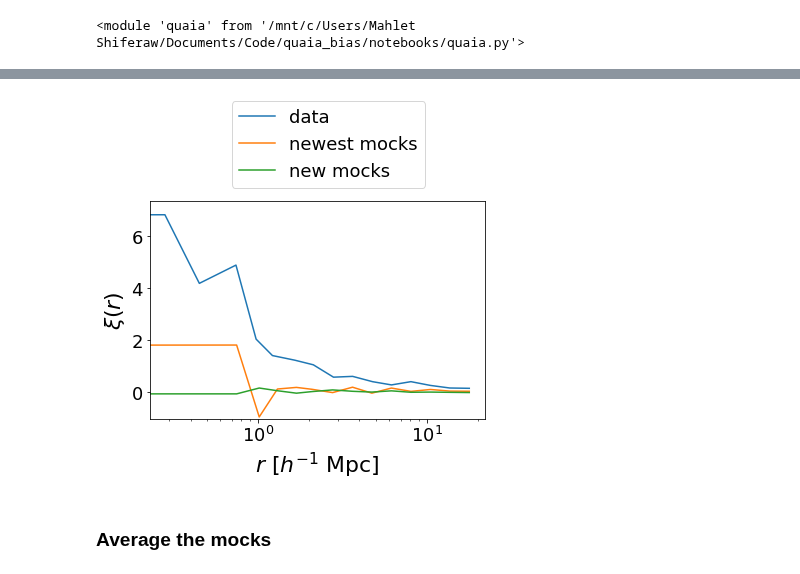
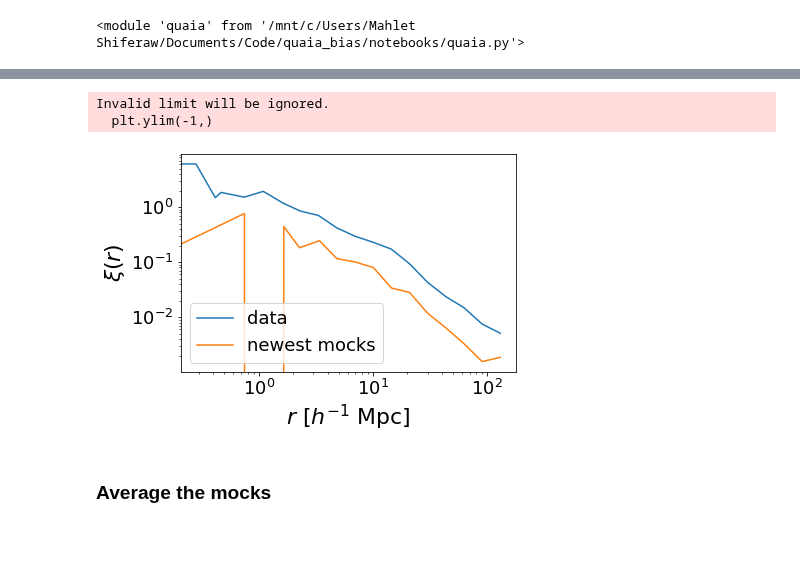
Before and after one commit to mshiferaw/quaia_bias, a Jupyter notebook: notebooks/2025-06-18_measure_xi_r_new_mocks.ipynb, the cells around one changed output, grey strips where cells are left out. Saved outputs shown, nothing was run; the diff lists cells and outputs as text; code cells hidden in the pictures; blank space fills up the shorter version.

Commit message:
mask the data and mocks

```diff
--- a/notebooks/2025-06-18_measure_xi_r_new_mocks.ipynb
+++ b/notebooks/2025-06-18_measure_xi_r_new_mocks.ipynb
@@ -310,6 +427,7 @@ api_time
 # %%
 RR_counts, api_time = theory.DD(autocorr = 1, nthreads = 8, binfile = rbins, periodic = False,
-                                X1 = X2, Y1 = Y2, Z1 = Z2, weights1 = 1/selfunc_lo[pixel_indices_randlo], weight_type='pair_product',
+                                X1 = X2[mask_randlo], Y1 = Y2[mask_randlo], Z1 = Z2[mask_randlo], weights1 = 1/selfunc_lo[pixel_indices_randlo],
+                                weight_type='pair_product',
                                 output_ravg = True, c_api_timer = True)
 
 # np.save('../results/theory_RR_counts_rmin{}_rmax{}_sel_mocks'.format(str(rmin), str(rmax)), RR_counts)
@@ -384,5 +514,3 @@ importlib.reload(quaia)
 # %%
-cf_mock, ravg_mock = quaia.xi_r(tab_gcatlo, tab_randlo, selfunc_lo, pixel_indices_gcatlo, pixel_indices_randlo, N_gcatlo, N_randlo, RR_counts,
-                                correction)
+cf_mock, ravg_mock = quaia.xi_r(tab_gcatlo[mask_gcatlo], tab_randlo[mask_randlo], selfunc_lo, pixel_indices_gcatlo, pixel_indices_randlo,
+                                N_gcatlo_mask, N_randlo_mask, RR_counts, correction, rbins = rbins)
-# %%
-tab_datalo, pixel_indices_datalo, N_datalo = quaia.read(f'../data/quaia_G20.0.fits', '$Gaia$-$unWISE$ Quasar Catalog', G_lo, fn_sello)
@@ -395,22 +517,20 @@ Column names: <TableColumns names=('source_id','unwise_objid','redshift_quaia','
 # %%
-cf_data, ravg_data = quaia.xi_r(tab_datalo, tab_randlo, selfunc_lo, pixel_indices_datalo, pixel_indices_randlo, N_datalo, N_randlo, RR_counts,
-                                correction)
+cf_data, ravg_data = quaia.xi_r(tab_datalo[mask_datalo], tab_randlo[mask_randlo], selfunc_lo, pixel_indices_datalo, pixel_indices_randlo,
+                                N_datalo_mask, N_randlo_mask, RR_counts, correction, rbins = rbins)
 # %%
 plt.plot(ravg_data, cf_data, label = 'data')
 plt.plot(ravg_mock, cf_mock, label = 'newest mocks')
-# plt.scatter(DD_counts['ravg'], cf, label = 'newest mocks, sel')
-plt.plot(ravg_mock, cf_new, label = 'new mocks')
-# plt.scatter(quaia.recenter(rbins), cf_old, label = 'old mocks, no sel')
 plt.xlabel(r'$r$ $[h^{-1}$ Mpc]') # projected
 plt.ylabel(r"$\xi(r)$")
 plt.xscale('log')
-# plt.yscale('log')
+plt.yscale('log')
 plt.ylim(-1,)
-plt.legend(bbox_to_anchor=(0.85, 1.5)) #1, 0.8 #0.85, 1.5, $0.8, -0.3
-# plt.legend()
+plt.legend()
 plt.show()
 # %% [output]
+Invalid limit will be ignored.
+  plt.ylim(-1,)
-[figure, old version]
+[figure, new version]
 # %% [markdown]
 ### Average the mocks
 # %%
```
Also changed, not shown: parts of 39 cells of this notebook, 3 other files.
